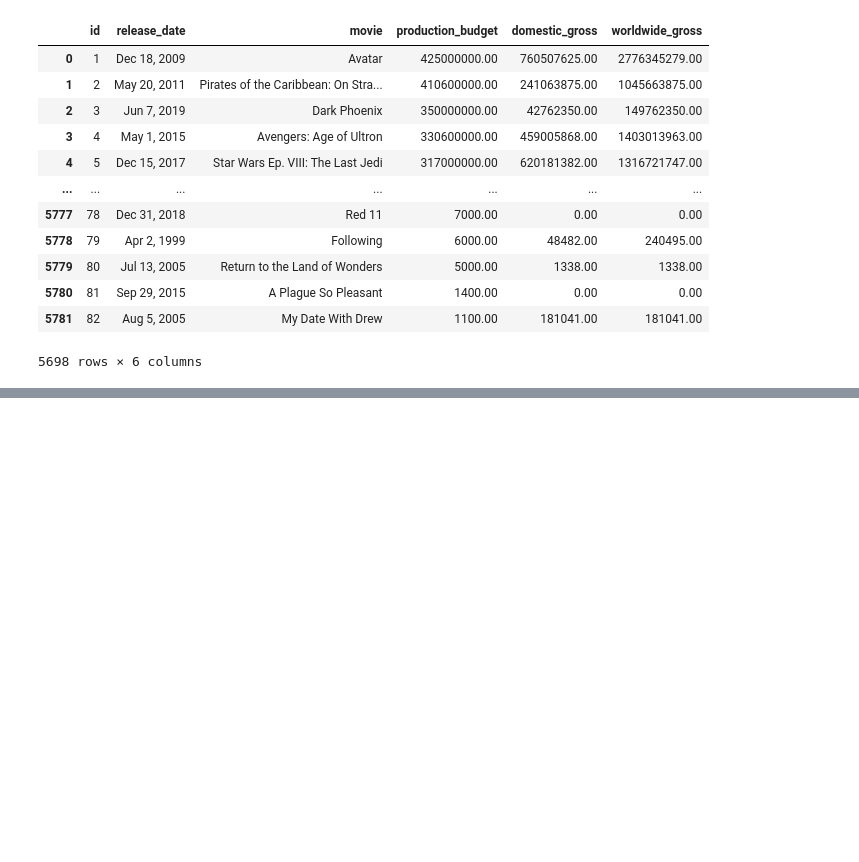
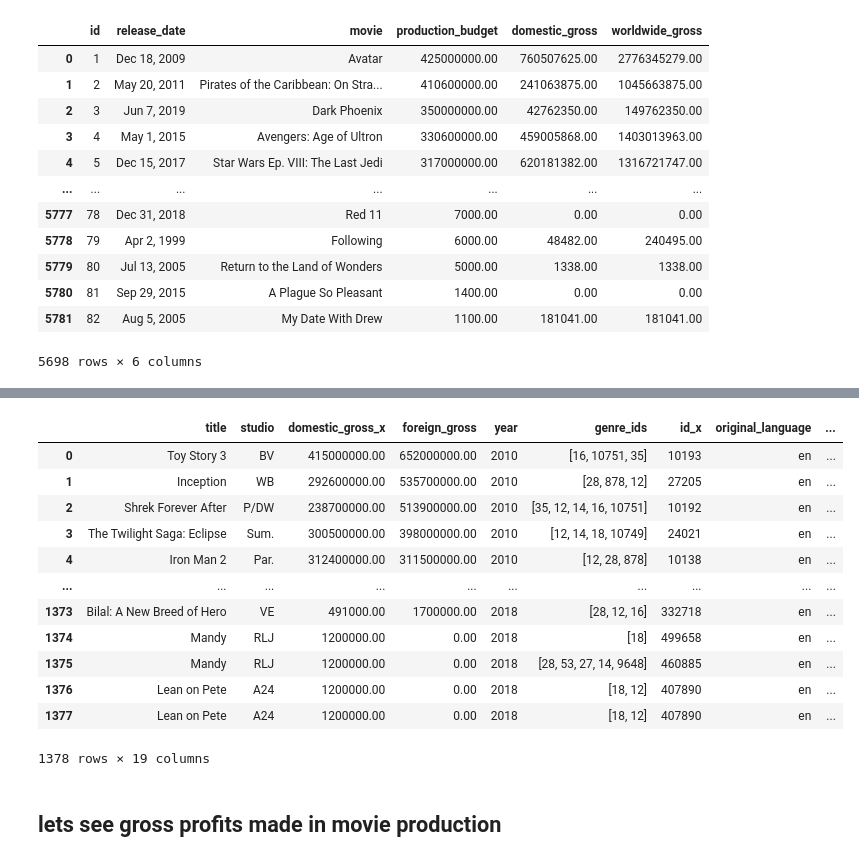
Before and after one commit to JEr1yAnalst/dsc-phase-1-Project-Microsoft-Film-Analysis-, a Jupyter notebook: student.ipynb, the cells around one changed output, grey strips where cells are left out. Drawn from its saved outputs; the diff is of its cells as text; code cells hidden in the pictures; blank space fills up the shorter version.

```diff
--- a/student.ipynb
+++ b/student.ipynb
@@ -566,0 +586,19 @@ movie_budgets
+# %%
+merged_df1 = pd.merge(merged_df, movie_budgets, left_on='title', right_on='movie', how='inner')
+merged_df1
+# %% [output]
+|  | title | studio | domestic_gross_x | foreign_gross | year | genre_ids | id_x | original_language | ... |
+| 0 | Toy Story 3 | BV | 415000000.00 | 652000000.00 | 2010 | [16, 10751, 35] | 10193 | en | ... |
+| 1 | Inception | WB | 292600000.00 | 535700000.00 | 2010 | [28, 878, 12] | 27205 | en | ... |
+| 2 | Shrek Forever After | P/DW | 238700000.00 | 513900000.00 | 2010 | [35, 12, 14, 16, 10751] | 10192 | en | ... |
+| 3 | The Twilight Saga: Eclipse | Sum. | 300500000.00 | 398000000.00 | 2010 | [12, 14, 18, 10749] | 24021 | en | ... |
+| 4 | Iron Man 2 | Par. | 312400000.00 | 311500000.00 | 2010 | [12, 28, 878] | 10138 | en | ... |
+| ... | ... | ... | ... | ... | ... | ... | ... | ... | ... |
+| 1373 | Bilal: A New Breed of Hero | VE | 491000.00 | 1700000.00 | 2018 | [28, 12, 16] | 332718 | en | ... |
+| 1374 | Mandy | RLJ | 1200000.00 | 0.00 | 2018 | [18] | 499658 | en | ... |
+| 1375 | Mandy | RLJ | 1200000.00 | 0.00 | 2018 | [28, 53, 27, 14, 9648] | 460885 | en | ... |
+| 1376 | Lean on Pete | A24 | 1200000.00 | 0.00 | 2018 | [18, 12] | 407890 | en | ... |
+| 1377 | Lean on Pete | A24 | 1200000.00 | 0.00 | 2018 | [18, 12] | 407890 | en | ... |
+1378 rows × 19 columns
+# %% [markdown]
+## lets see gross profits made in movie production
```
Also changed, not shown: parts of 3 cells of this notebook.
